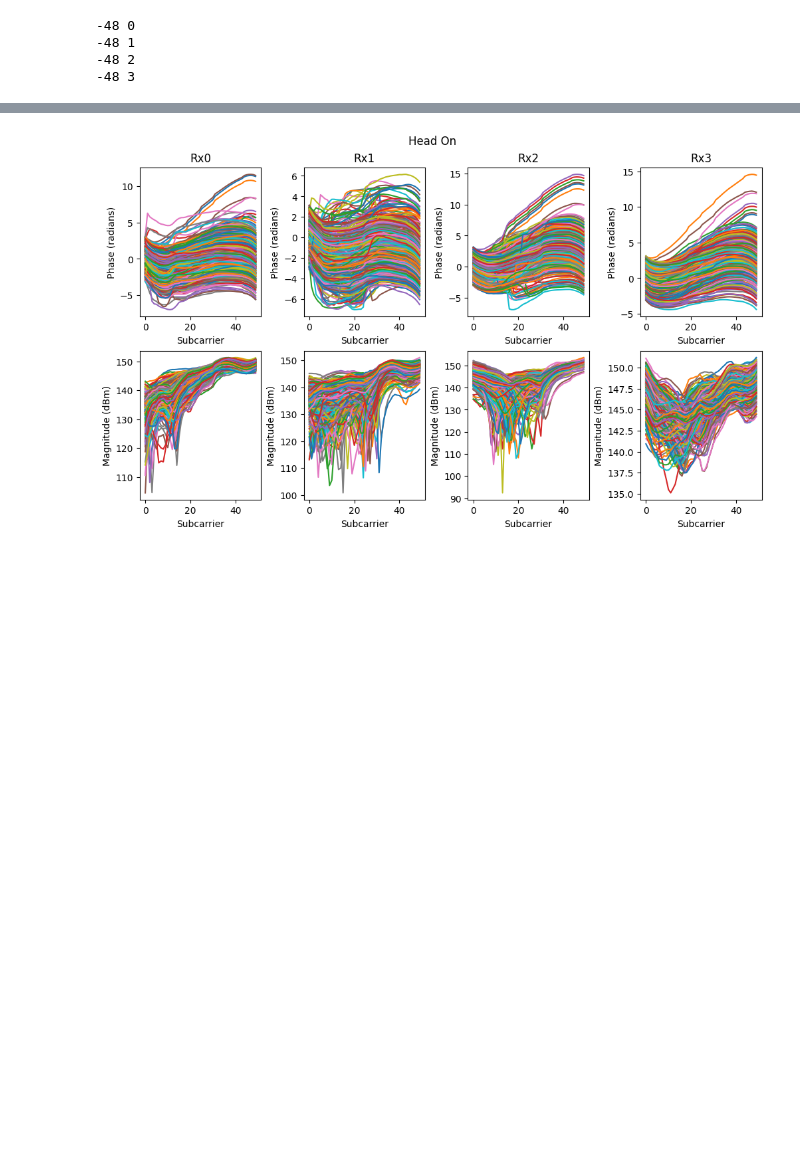
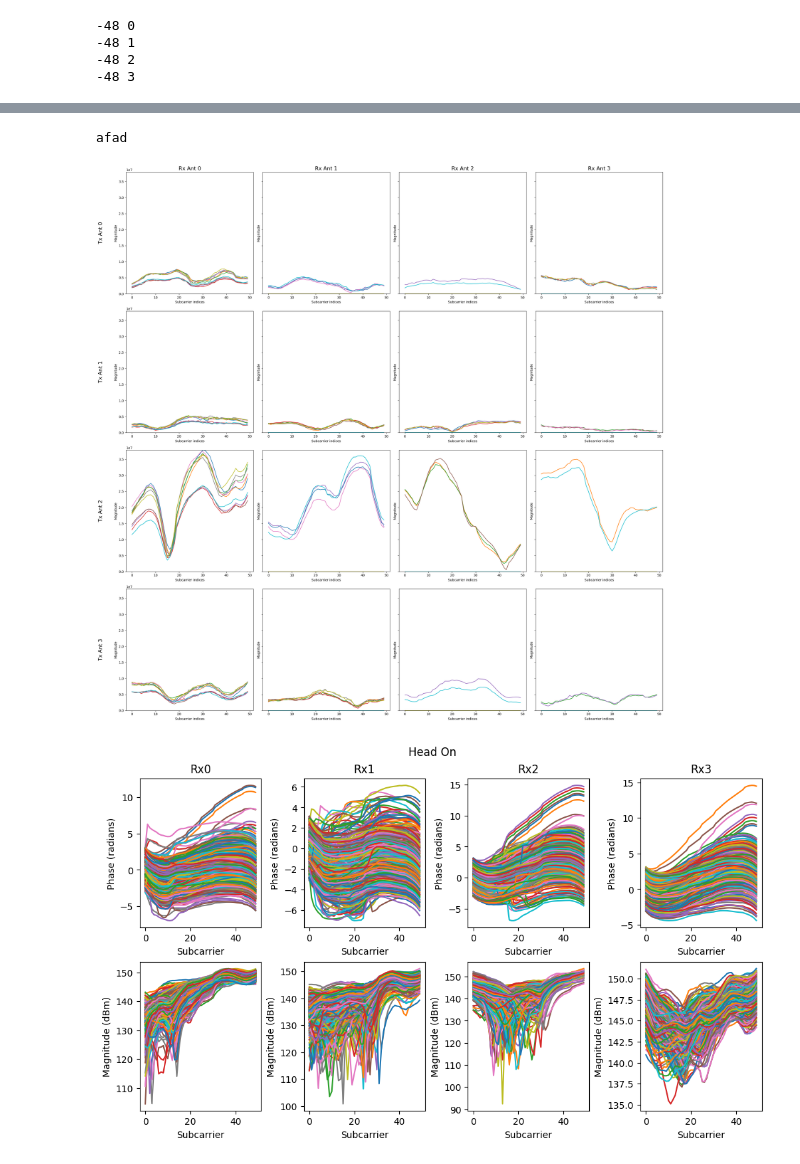
Before and after one commit to Navidt/SignalPropogation, a Jupyter notebook: visualization.ipynb, the cells around one changed output, grey strips where cells are left out. Cells and saved outputs as stored; diff of their text form; code cells hidden in the pictures; blank space fills up the shorter version.

```diff
--- a/visualization.ipynb
+++ b/visualization.ipynb
@@ -927,3 +893,8 @@ Packets: 269
+# %%
+draw_amplitudes_4x4(rosbag.Bag("csiTesting/experiment3-AoD/Pos20AoA.bag"))
+# %% [output]
+afad
+[figure, added]
 # %%
 phase_amplidude_2x4(headOnFullBlockedData, "Head On")
 p = get_angle_profiles(testBag2, "aoa")
```
Also changed, not shown: parts of 15 cells of this notebook, 13 other files.
